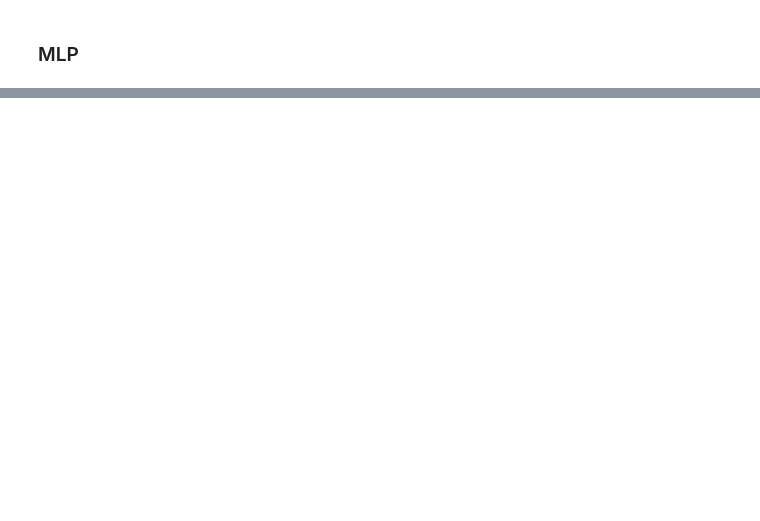
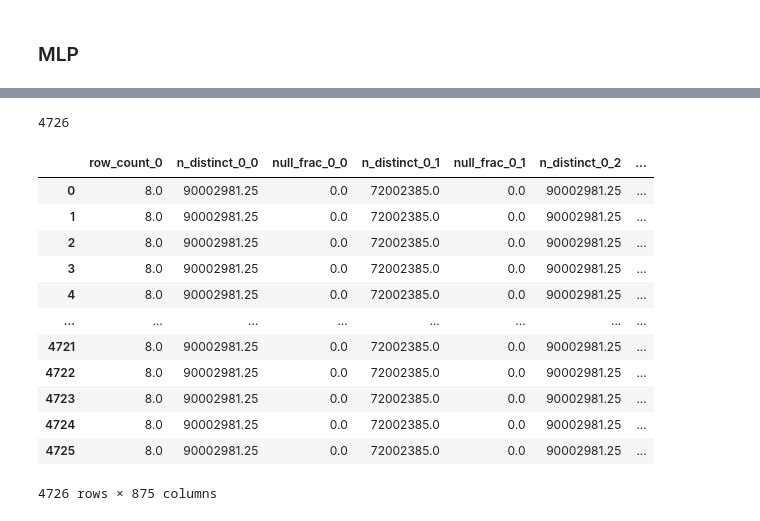
Before and after one commit to maffinnn/index_selection_evaluation, a Jupyter notebook: DISTILL.ipynb, the cells around one changed output, grey strips where cells are left out. Drawn from its saved outputs; the diff is of its cells as text; code cells hidden in the pictures; blank space fills up the shorter version.

```diff
--- a/DISTILL.ipynb
+++ b/DISTILL.ipynb
@@ -1114,0 +1116,11 @@ class MLP(nn.Module):
+# %%
+def construct_table_features(table_dict):
+    table_stats = {}
+    table_names = sorted(list(table_dict.keys()))
+    table_list = list(table_dict[k] for k in table_names)
+    for i, table in enumerate(table_list):
+        table_stats[f"row_count_{i}"] = table.row_count
+        for j, column in enumerate(table.columns):
+            table_stats[f"n_distinct_{i}_{j}"] = column.cardinality
+            table_stats[f"null_frac_{i}_{j}"] = column.null_frac
+    return table_stats
@@ -1114,0 +1198,25 @@ class MLP(nn.Module):
+# %%
+len(operator_features)
+# %% [output]
+4726
+# %%
+sample_count, _ = get_metadata_on_dataset(DS_50G_data)
+table_stats = construct_table_features(table_dict_DS_50G)
+for k, v in table_stats.items():
+    table_stats[k] = [v for _ in range(sample_count)]
+table_stats = pd.DataFrame.from_dict(table_stats)
+table_stats
+# %% [output]
+|  | row_count_0 | n_distinct_0_0 | null_frac_0_0 | n_distinct_0_1 | null_frac_0_1 | n_distinct_0_2 | ... |
+| 0 | 8.0 | 90002981.25 | 0.0 | 72002385.0 | 0.0 | 90002981.25 | ... |
+| 1 | 8.0 | 90002981.25 | 0.0 | 72002385.0 | 0.0 | 90002981.25 | ... |
+| 2 | 8.0 | 90002981.25 | 0.0 | 72002385.0 | 0.0 | 90002981.25 | ... |
+| 3 | 8.0 | 90002981.25 | 0.0 | 72002385.0 | 0.0 | 90002981.25 | ... |
+| 4 | 8.0 | 90002981.25 | 0.0 | 72002385.0 | 0.0 | 90002981.25 | ... |
+| ... | ... | ... | ... | ... | ... | ... | ... |
+| 4721 | 8.0 | 90002981.25 | 0.0 | 72002385.0 | 0.0 | 90002981.25 | ... |
+| 4722 | 8.0 | 90002981.25 | 0.0 | 72002385.0 | 0.0 | 90002981.25 | ... |
+| 4723 | 8.0 | 90002981.25 | 0.0 | 72002385.0 | 0.0 | 90002981.25 | ... |
+| 4724 | 8.0 | 90002981.25 | 0.0 | 72002385.0 | 0.0 | 90002981.25 | ... |
+| 4725 | 8.0 | 90002981.25 | 0.0 | 72002385.0 | 0.0 | 90002981.25 | ... |
+4726 rows × 875 columns
```
Also changed, not shown: parts of 28 cells of this notebook, 2 other files.
